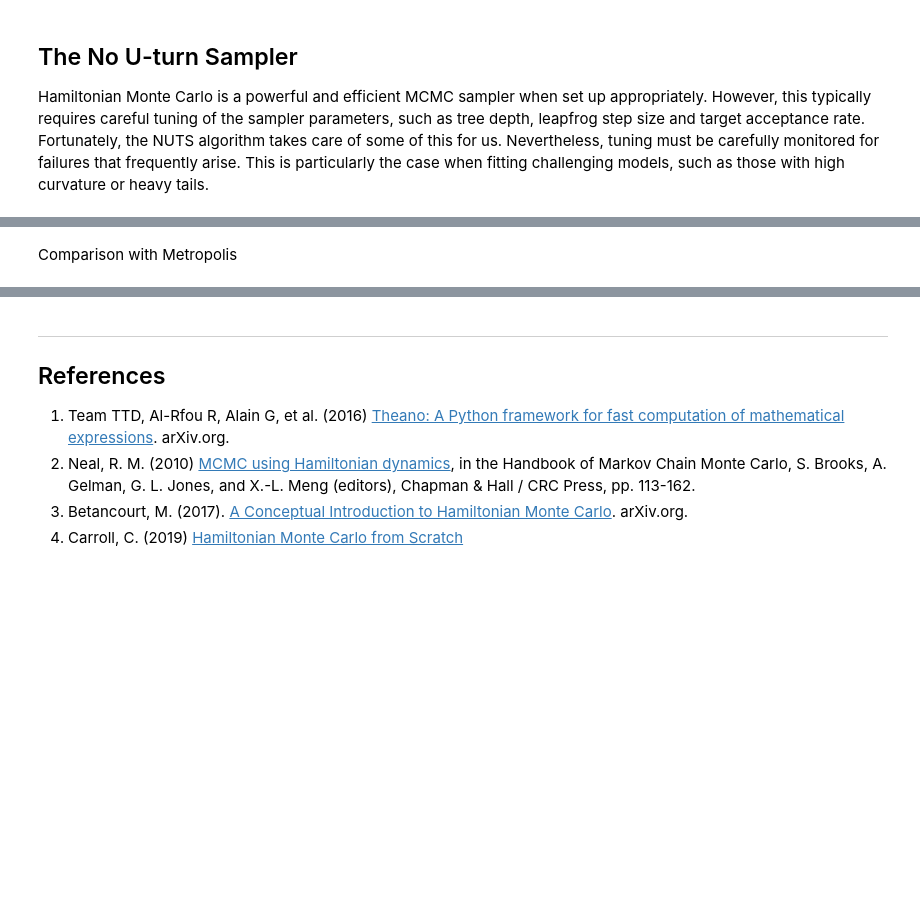
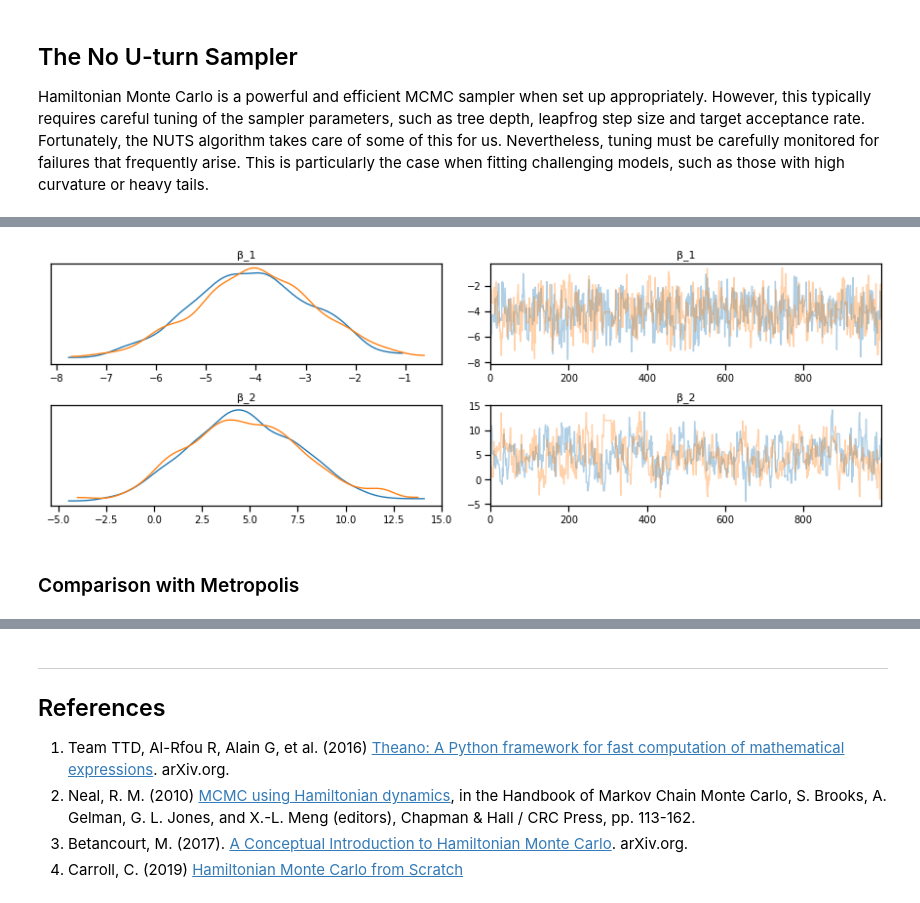
Before and after one commit to fonnesbeck/Bayes_Computing_Course, a Jupyter notebook: notebooks/Section3_1-Gradient-Based-MCMC.ipynb, the cells around one changed output, grey strips where cells are left out. Saved outputs shown, nothing was run; the diff lists cells and outputs as text; code cells hidden in the pictures; blank space fills up the shorter version.

```diff
--- a/notebooks/Section3_1-Gradient-Based-MCMC.ipynb
+++ b/notebooks/Section3_1-Gradient-Based-MCMC.ipynb
@@ -473,0 +588,6 @@ Initialization
+# %%
+pku_model = generate_model()
+
+with pku_model:
+
+    trace = pm.sample(1000, tune=1000, return_inferencedata=True, step=pm.HamiltonianMC())
@@ -474,2 +601,6 @@ Initialization
+# %%
+az.plot_trace(trace, var_names=['β_1', 'β_2']);
+# %% [output]
+[figure, added]
 # %% [markdown]
-Comparison with Metropolis
+### Comparison with Metropolis
```
Also changed, not shown: parts of 31 cells of this notebook, 4 other files.
